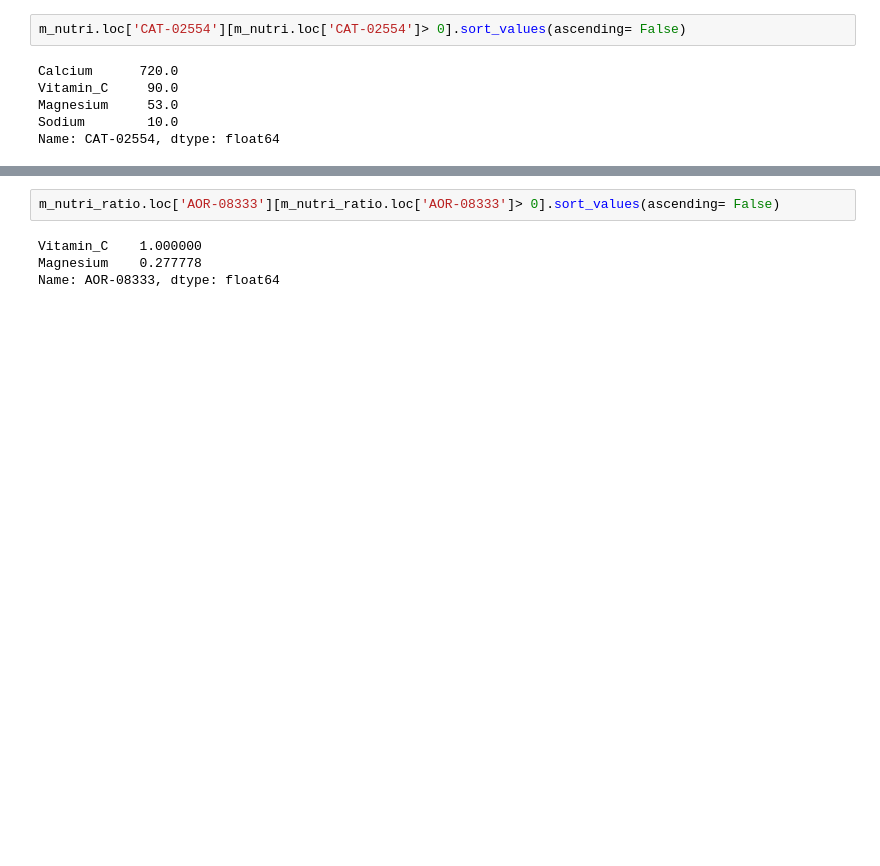
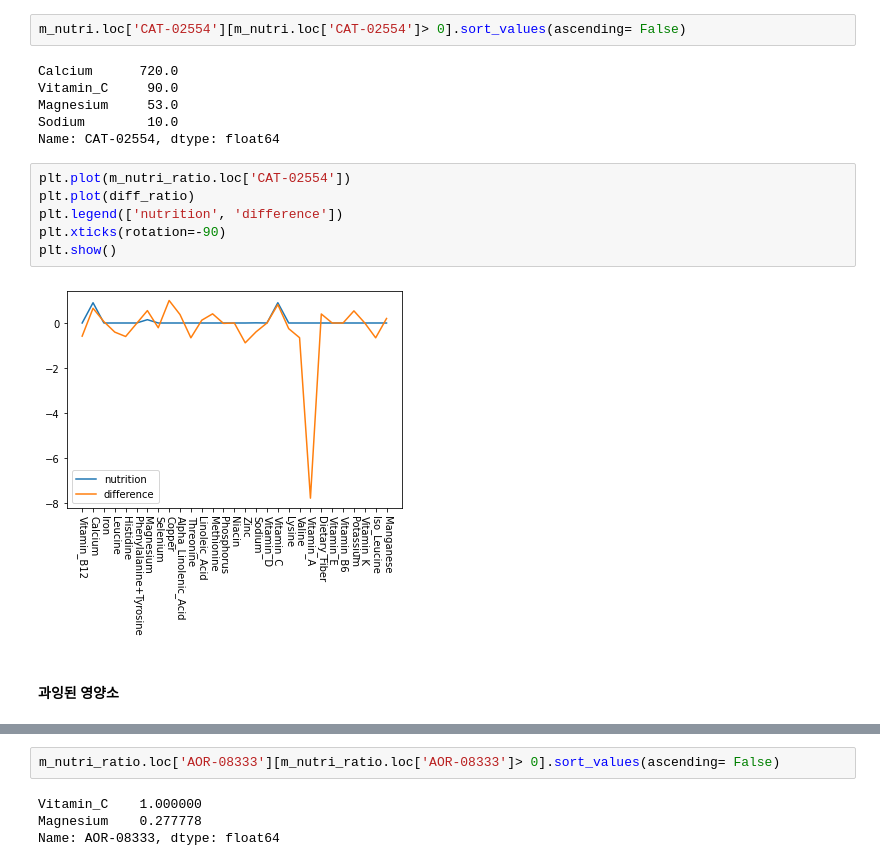
Before and after one commit to Nutri-AI/api-fastapi, a Jupyter notebook: rs_module.ipynb, the cells around one changed output, grey strips where cells are left out. Saved outputs shown, nothing was run; the diff lists cells and outputs as text; blank space fills up the shorter version.

```diff
--- a/rs_module.ipynb
+++ b/rs_module.ipynb
@@ -172,3 +173,13 @@ Vitamin_C     90.0
 Magnesium     53.0
 Sodium        10.0
 Name: CAT-02554, dtype: float64
+# %%
+plt.plot(m_nutri_ratio.loc['CAT-02554'])
+plt.plot(diff_ratio)
+plt.legend(['nutrition', 'difference'])
+plt.xticks(rotation=-90)
+plt.show()
+# %% [output]
+[figure, added]
+# %% [markdown]
+#### 과잉된 영양소
```
Also changed, not shown: parts of 16 cells of this notebook.
